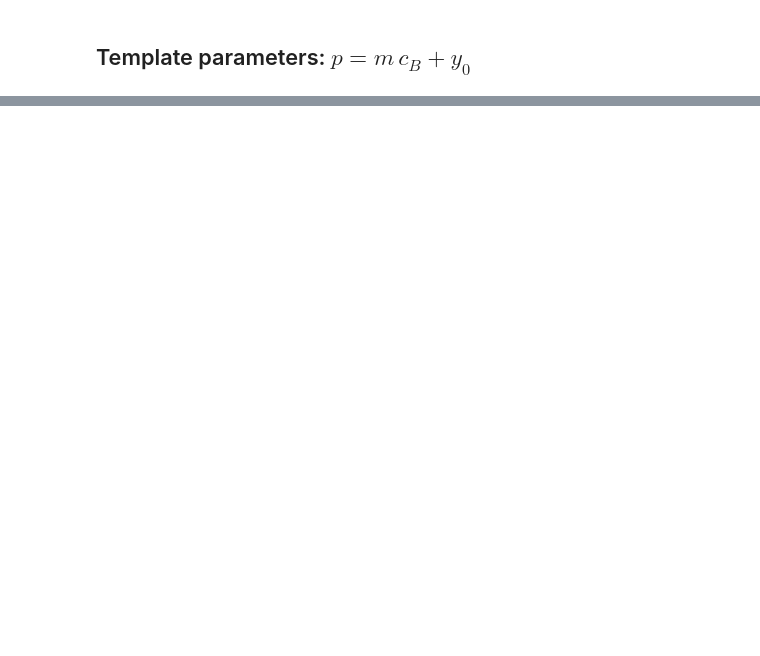
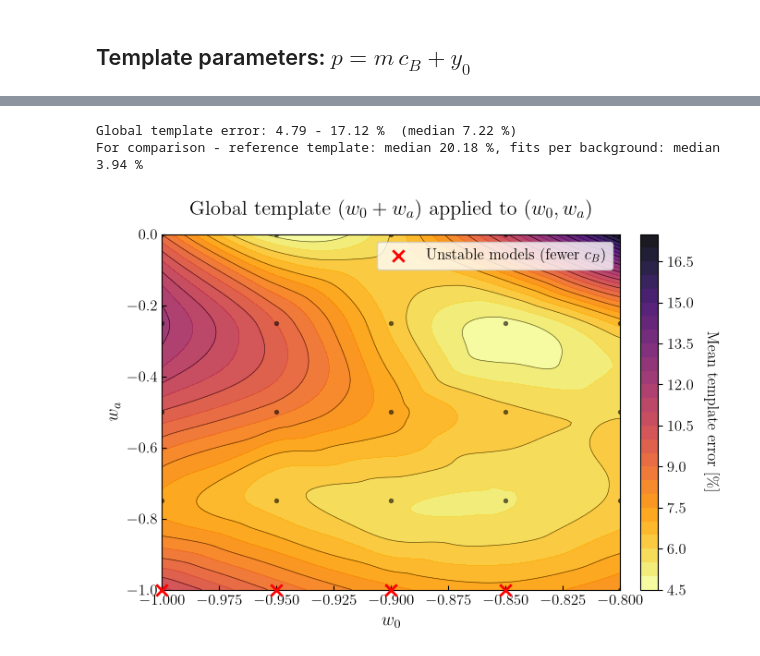
Before and after one commit to JoseCDS17/Fitting_hi_class, a Jupyter notebook: notebooks/fitting/fit_DE_grid.ipynb, the cells around one changed output, grey strips where cells are left out. Saved outputs shown, nothing was run; the diff lists cells and outputs as text; code cells hidden in the pictures; blank space fills up the shorter version.

```diff
--- a/notebooks/fitting/fit_DE_grid.ipynb
+++ b/notebooks/fitting/fit_DE_grid.ipynb
@@ -244,0 +276,38 @@ Text(0.5, 1.0, '$w_0$')
+# %%
+def global_template(spectra):
+    """Template of a background with m, y0 = alpha + beta (w0 + wa)."""
+    x_bg = spectra.w0 + spectra.wa
+    coefficients = {p: {q: (alpha + beta * x_bg, np.nan) for q, (alpha, beta) in qs.items()}
+                    for p, qs in global_coeffs.items()}
+    return Template(MODEL, spectra.parametrization, coefficients, asdict(spectra.background))
+
+global_err_arr = np.array([np.nanmean(list(global_template(sets[key]).errors(sets[key], k_min=K_MIN).values()))
+                           for key in fits]) * 100
+
+print(f"Global template error: {global_err_arr.min():.2f} - {global_err_arr.max():.2f} %  "
+      f"(median {np.median(global_err_arr):.2f} %)")
+print(f"For comparison - reference template: median {np.median(ref_err_arr):.2f} %, "
+      f"fits per background: median {np.median(err_arr):.2f} %")
+# %% [output]
+Global template error: 4.79 - 17.12 %  (median 7.22 %)
+For comparison - reference template: median 20.18 %, fits per background: median 3.94 %
+# %%
+W0, WA = np.meshgrid(np.linspace(w0_arr.min(), w0_arr.max(), 150), np.linspace(wa_arr.min(), wa_arr.max(), 150))
+Z_global = griddata((w0_arr, wa_arr), global_err_arr, (W0, WA), method='cubic')
+
+fig, ax = plt.subplots(figsize=(7, 5))
+contour = ax.contourf(W0, WA, Z_global, levels=25, cmap='inferno_r', alpha=0.9)
+ax.contour(W0, WA, Z_global, levels=12, colors='k', linewidths=0.5, alpha=0.6)
+ax.scatter(w0_arr, wa_arr, s=8, c='k', alpha=0.5)
+mark_unstable(ax)
+
+cbar = plt.colorbar(contour, ax=ax, fraction=0.046, pad=0.04)
+cbar.set_label(r'Mean template error [\%]', rotation=270, labelpad=20, fontsize=12)
+
+ax.set_title(r'Global template ($w_0 + w_a$) applied to ($w_0 , w_a$)', fontsize=16, pad=15)
+ax.set_xlabel(r'$w_0$', fontsize=14)
+ax.set_ylabel(r'$w_a$', fontsize=14)
+ax.legend(loc='upper right')
+ax.tick_params(axis='both', which='both', direction='in')
+# %% [output]
+[figure, added]
```
Also changed, not shown: parts of 17 cells of this notebook, 7 other files.
